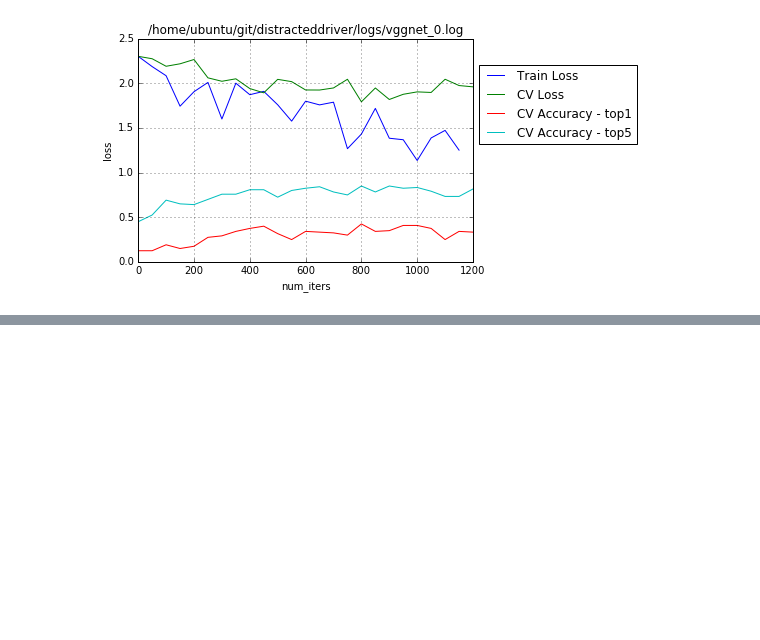
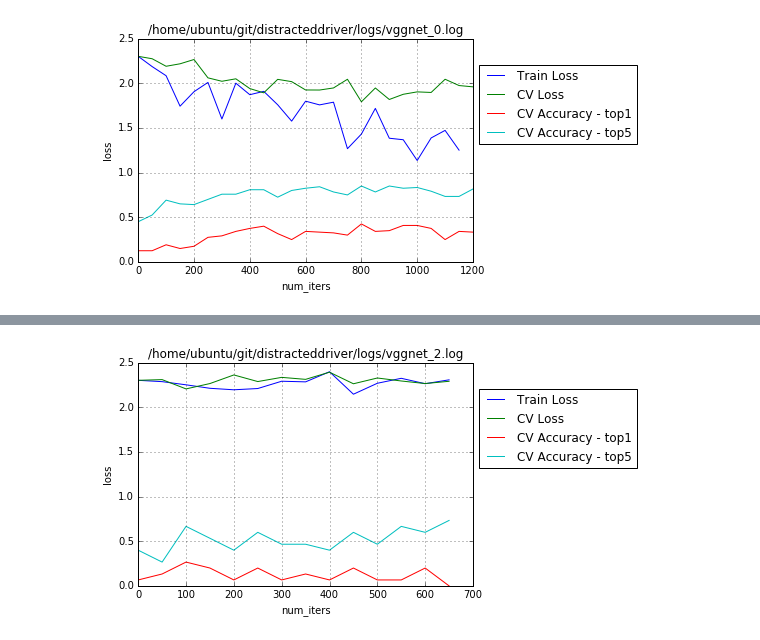
Before and after one commit to sshman/distracteddriver, a Jupyter notebook: nbooks/report.ipynb, the cells around one changed output, grey strips where cells are left out. Cells and saved outputs as stored; diff of their text form; code cells hidden in the pictures; blank space fills up the shorter version.

```diff
--- a/nbooks/report.ipynb
+++ b/nbooks/report.ipynb
@@ -190,0 +225,3 @@ CV loss: 1.9606 CV accuracy: 0.333333
+# %%
+plot_log_vggnet('/home/ubuntu/git/distracteddriver/logs/vggnet_2.log')
+# %% [output]
@@ -190,0 +230 @@ CV loss: 1.9606 CV accuracy: 0.333333
+[figure, added]
```
Also changed, not shown: parts of 8 cells of this notebook.
